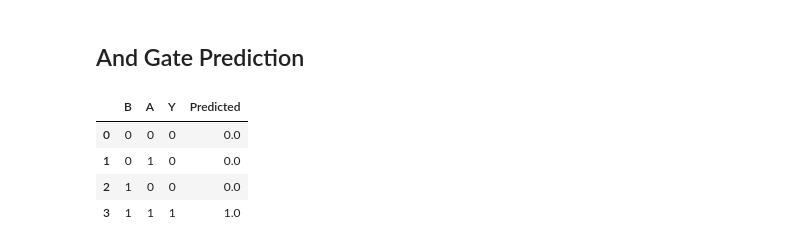
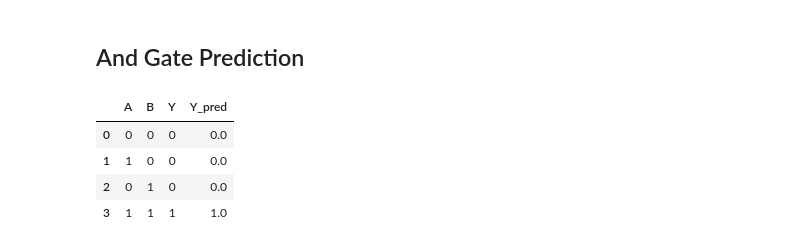
Before and after one commit to tiesen243/neural-network, a Jupyter notebook: perceptron.ipynb, the cells around one changed output. Drawn from its saved outputs; the diff is of its cells as text; code cells hidden in the pictures.

```diff
--- a/perceptron.ipynb
+++ b/perceptron.ipynb
@@ -118,23 +115,18 @@ pd.DataFrame(
 # %% [markdown]
 ## And Gate Prediction
+# %%
+p = Perceptron(learning_rate=0.01, n_iters=1000)
 # %%
-ag_train = pd.read_csv("data/and-gate.csv")
+ag = pd.read_csv("data/and-gate.csv")
 # %%
-model.fit(ag_train[["B", "A"]].values, ag_train["Y"].values)
+p.fit(ag[["B", "A"]].values, ag["Y"].values)
 # %%
-predictions = np.round(model.predict(ag_train[["B", "A"]].values))
+y_pred = np.round(p.predict(ag[["B", "A"]].values))
 # %%
-pd.DataFrame(
-    {
-        "B": ag_train["B"],
-        "A": ag_train["A"],
-        "Y": ag_train["Y"],
-        "Predicted": predictions,
-    }
-)
+pd.DataFrame({"A": ag["A"], "B": ag["B"], "Y": ag["Y"], "Y_pred": y_pred})
 # %% [output]
-|  | B | A | Y | Predicted |
+|  | A | B | Y | Y_pred |
 | 0 | 0 | 0 | 0 | 0.0 |
-| 1 | 0 | 1 | 0 | 0.0 |
-| 2 | 1 | 0 | 0 | 0.0 |
+| 1 | 1 | 0 | 0 | 0.0 |
+| 2 | 0 | 1 | 0 | 0.0 |
 | 3 | 1 | 1 | 1 | 1.0 |
```
Also changed, not shown: parts of 16 cells of this notebook, 3 other files.
